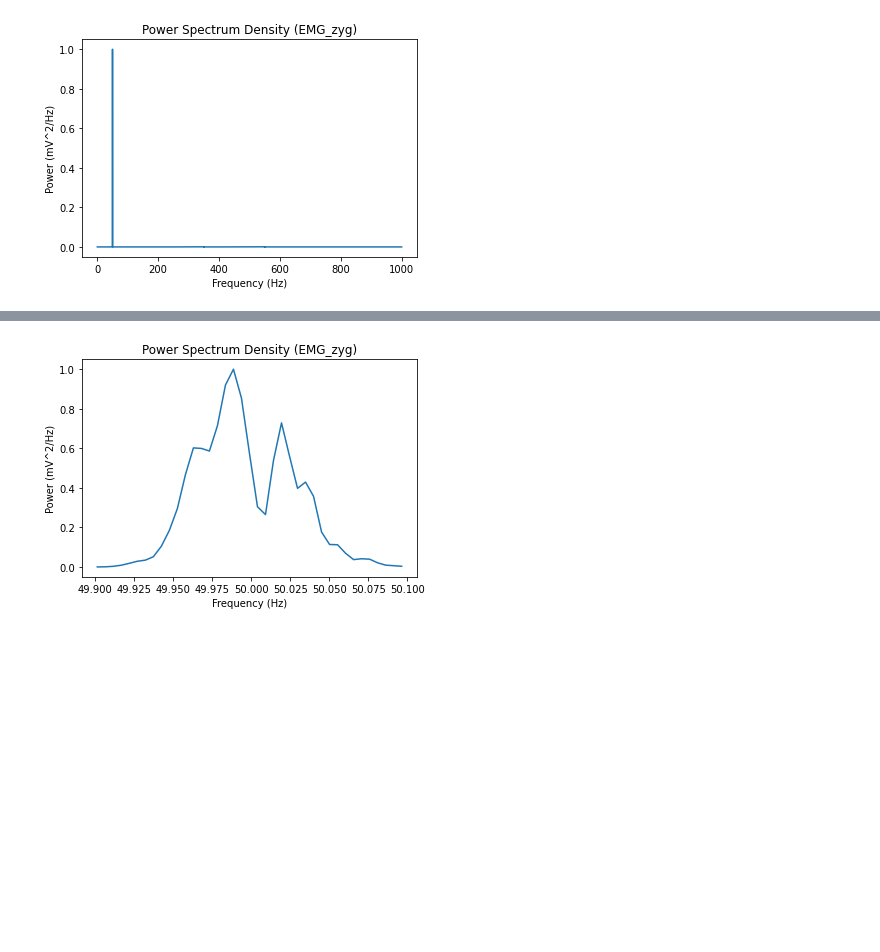
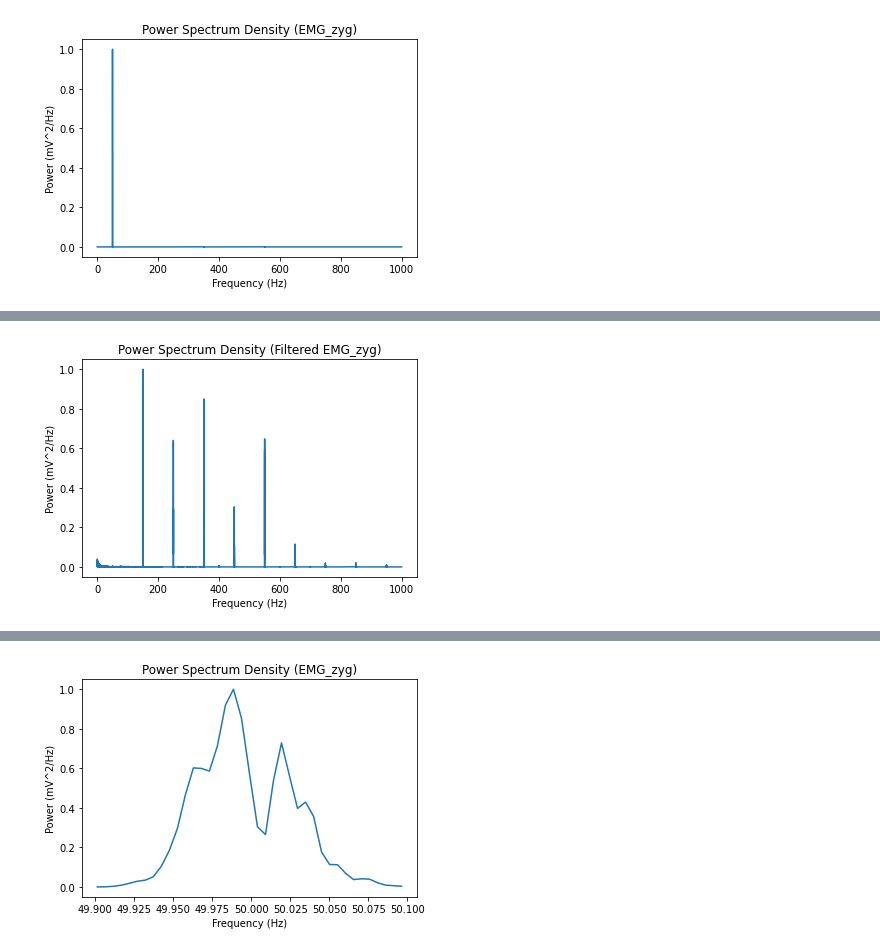
Before and after one commit to WiIIson/EMGFlow-Python-Package, a Jupyter notebook: PeakAffectDS-Analysis2.ipynb, the cells around one changed output, grey strips where cells are left out. Saved outputs shown, nothing was run; the diff lists cells and outputs as text; code cells hidden in the pictures; blank space fills up the shorter version.

```diff
--- a/PeakAffectDS-Analysis2.ipynb
+++ b/PeakAffectDS-Analysis2.ipynb
@@ -57,0 +89,14 @@ plt.show()
+# %%
+#
+# Make filtered PSD
+#
+
+psd_filtered_emg_zyg = nk.signal_psd(filtered_emg_zyg, sampling_rate=sampling_rate)
+
+plt.plot(psd_filtered_emg_zyg['Frequency'], psd_filtered_emg_zyg['Power'])
+plt.xlabel('Frequency (Hz)')
+plt.ylabel('Power (mV^2/Hz)')
+plt.title('Power Spectrum Density (Filtered EMG_zyg)')
+plt.show()
+# %% [output]
+[figure, added]
```
Also changed, not shown: parts of 5 cells of this notebook.
